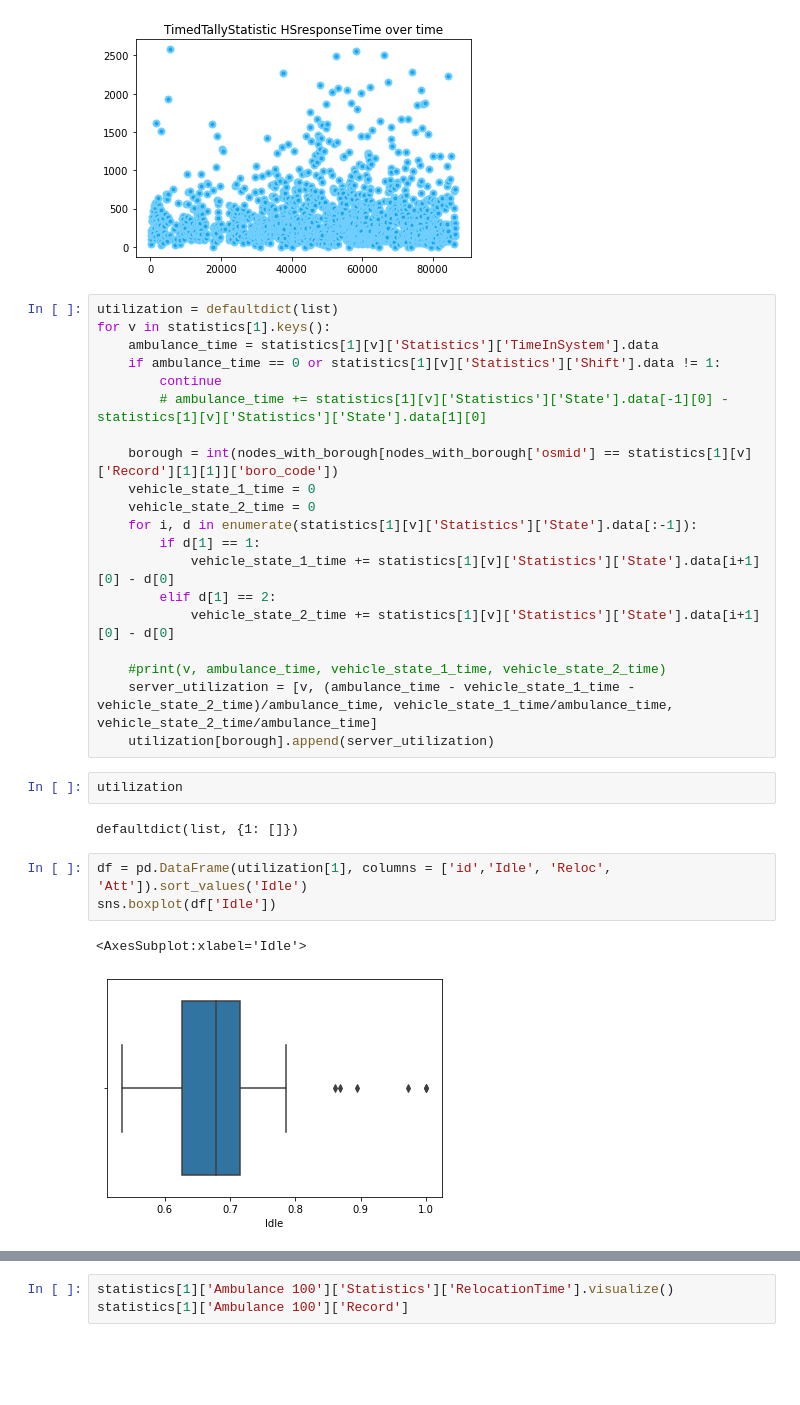
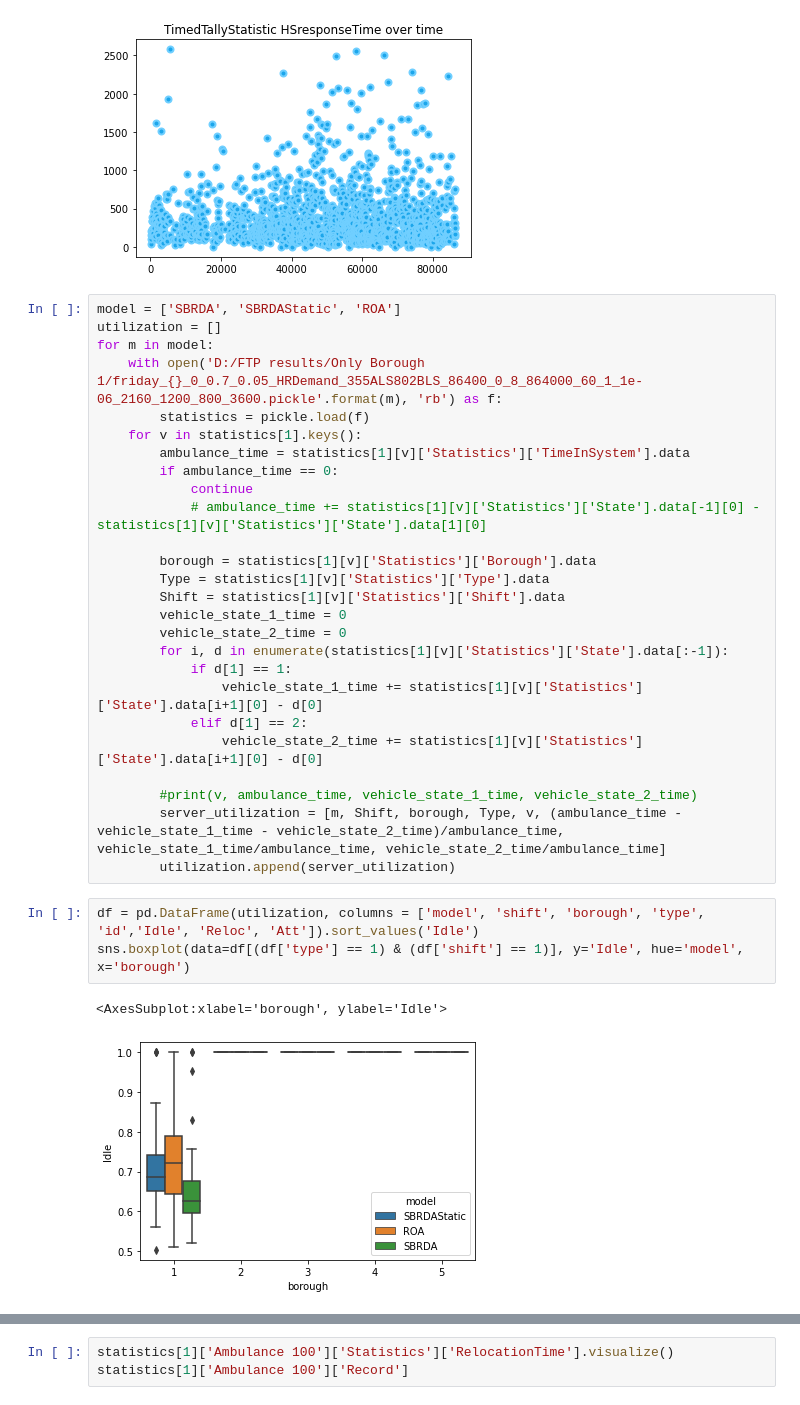
Before and after one commit to yamilbknsu/ems-ny-data, a Jupyter notebook: StatisticsDisplay2.ipynb, the cells around one changed output, grey strips where cells are left out. Saved outputs shown, nothing was run; the diff lists cells and outputs as text; blank space fills up the shorter version.

Commit message:
Revert only borough 1

```diff
--- a/StatisticsDisplay2.ipynb
+++ b/StatisticsDisplay2.ipynb
@@ -737,32 +721,34 @@ statistics[0]['HSresponseTime'].visualize()#['Ambulance 1']['Statistics']['Accum
 # %% [output]
 [figure]
 # %%
-utilization = defaultdict(list)
-for v in statistics[1].keys():
-    ambulance_time = statistics[1][v]['Statistics']['TimeInSystem'].data
-    if ambulance_time == 0 or statistics[1][v]['Statistics']['Shift'].data != 1:
-        continue
-        # ambulance_time += statistics[1][v]['Statistics']['State'].data[-1][0] - statistics[1][v]['Statistics']['State'].data[1][0]
+model = ['SBRDA', 'SBRDAStatic', 'ROA']
+utilization = []
+for m in model:
+    with open('D:/FTP results/Only Borough 1/friday_{}_0_0.7_0.05_HRDemand_355ALS802BLS_86400_0_8_864000_60_1_1e-06_2160_1200_800_3600.pickle'.format(m), 'rb') as f:
+        statistics = pickle.load(f)
+    for v in statistics[1].keys():
+        ambulance_time = statistics[1][v]['Statistics']['TimeInSystem'].data
+        if ambulance_time == 0:
+            continue
+            # ambulance_time += statistics[1][v]['Statistics']['State'].data[-1][0] - statistics[1][v]['Statistics']['State'].data[1][0]
 
-    borough = int(nodes_with_borough[nodes_with_borough['osmid'] == statistics[1][v]['Record'][1][1]]['boro_code'])
-    vehicle_state_1_time = 0
-    vehicle_state_2_time = 0
-    for i, d in enumerate(statistics[1][v]['Statistics']['State'].data[:-1]):
-        if d[1] == 1:
-            vehicle_state_1_time += statistics[1][v]['Statistics']['State'].data[i+1][0] - d[0]
-        elif d[1] == 2:
-            vehicle_state_2_time += statistics[1][v]['Statistics']['State'].data[i+1][0] - d[0]
+        borough = statistics[1][v]['Statistics']['Borough'].data
+        Type = statistics[1][v]['Statistics']['Type'].data
+        Shift = statistics[1][v]['Statistics']['Shift'].data
+        vehicle_state_1_time = 0
+        vehicle_state_2_time = 0
+        for i, d in enumerate(statistics[1][v]['Statistics']['State'].data[:-1]):
+            if d[1] == 1:
+                vehicle_state_1_time += statistics[1][v]['Statistics']['State'].data[i+1][0] - d[0]
+            elif d[1] == 2:
+                vehicle_state_2_time += statistics[1][v]['Statistics']['State'].data[i+1][0] - d[0]
 
-    #print(v, ambulance_time, vehicle_state_1_time, vehicle_state_2_time)
-    server_utilization = [v, (ambulance_time - vehicle_state_1_time - vehicle_state_2_time)/ambulance_time, vehicle_state_1_time/ambulance_time, vehicle_state_2_time/ambulance_time]
-    utilization[borough].append(server_utilization)
+        #print(v, ambulance_time, vehicle_state_1_time, vehicle_state_2_time)
+        server_utilization = [m, Shift, borough, Type, v, (ambulance_time - vehicle_state_1_time - vehicle_state_2_time)/ambulance_time, vehicle_state_1_time/ambulance_time, vehicle_state_2_time/ambulance_time]
+        utilization.append(server_utilization)
-# %%
-utilization
-# %% [output]
-defaultdict(list, {1: []})
 # %%
-df = pd.DataFrame(utilization[1], columns = ['id','Idle', 'Reloc', 'Att']).sort_values('Idle')
-sns.boxplot(df['Idle'])
+df = pd.DataFrame(utilization, columns = ['model', 'shift', 'borough', 'type', 'id','Idle', 'Reloc', 'Att']).sort_values('Idle')
+sns.boxplot(data=df[(df['type'] == 1) & (df['shift'] == 1)], y='Idle', hue='model', x='borough')
 # %% [output]
-<AxesSubplot:xlabel='Idle'>
+<AxesSubplot:xlabel='borough', ylabel='Idle'>
-[figure, old version]
+[figure, new version]
```
Also changed, not shown: parts of 11 cells of this notebook, 3 other files.
